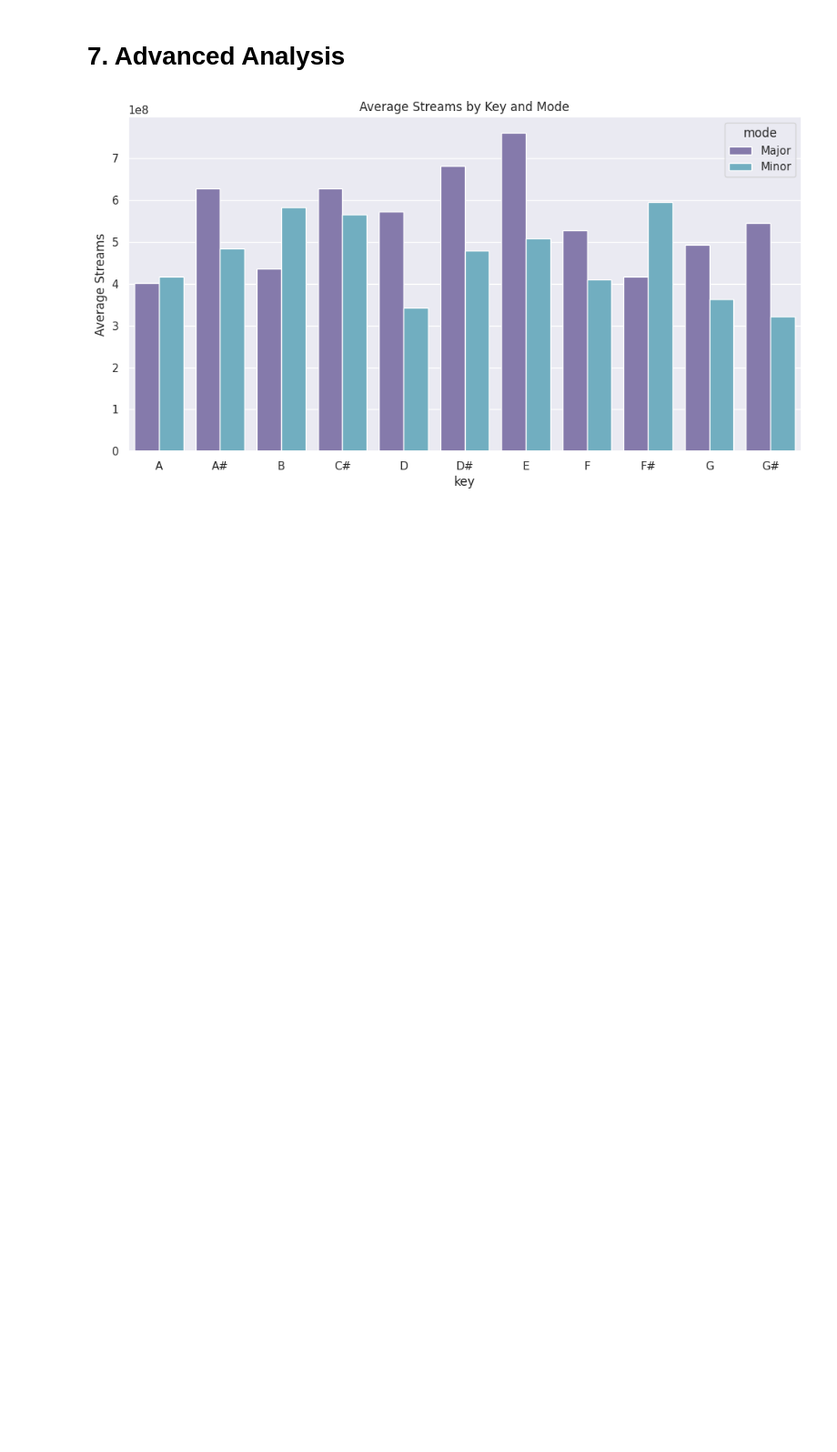
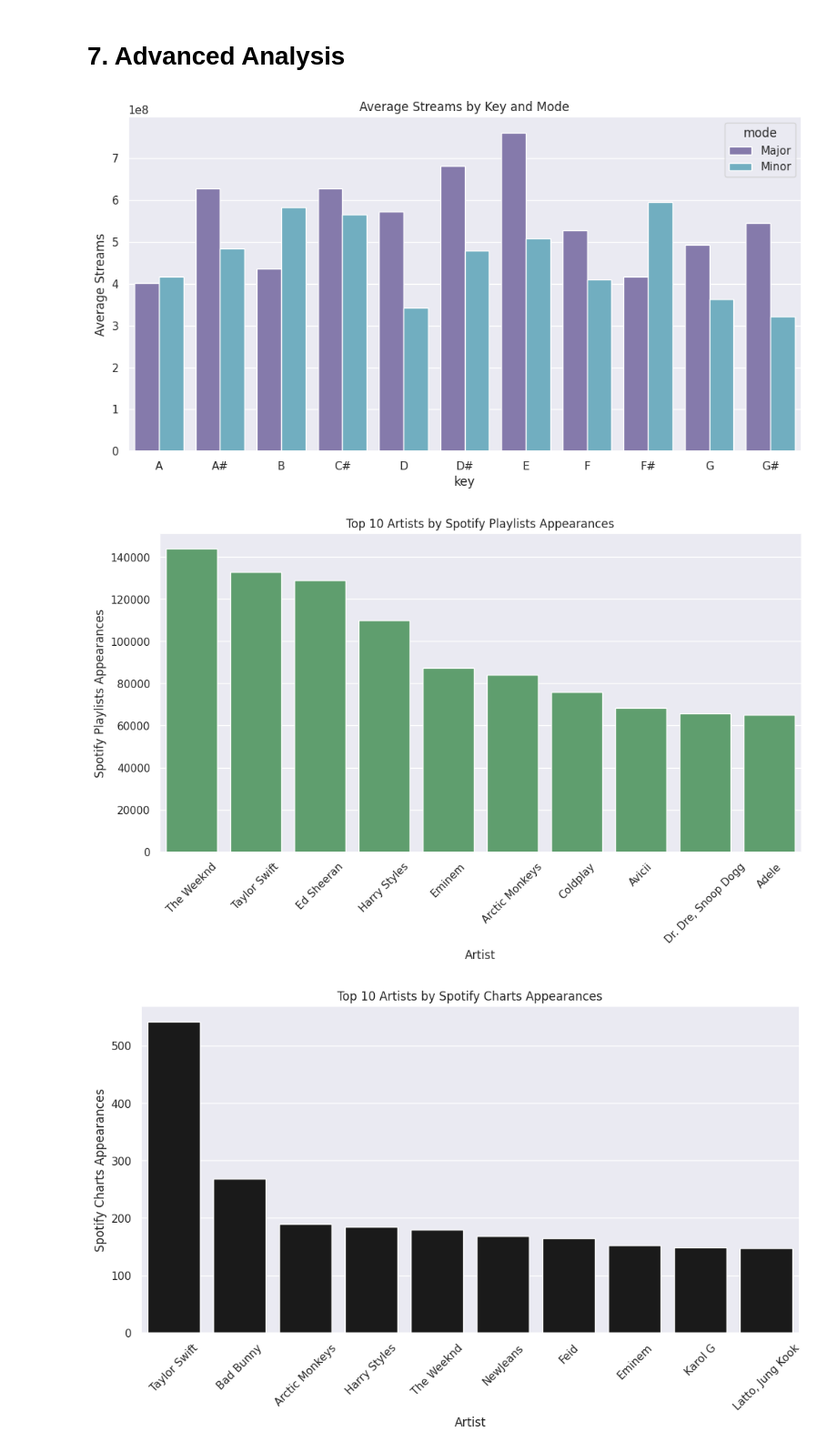
Before and after one commit to chelseaangeles/programming-assignment-1, a Jupyter notebook: Programming_Assignment_1.ipynb, the cells around one changed output. Shown at 91% size. Saved outputs shown, nothing was run; the diff lists cells and outputs as text; code cells hidden in the pictures; blank space fills up the shorter version.

```diff
--- a/Programming_Assignment_1.ipynb
+++ b/Programming_Assignment_1.ipynb
@@ -323,3 +323,43 @@ plt.ylabel('Average Streams')
 plt.show()
 # %% [output]
 [figure]
+# %%
+## Perform an analysis to compare the most frequently appearing artists in playlists or charts
+
+# Group by artist and count the number of appearances in each platform
+artist_platform_count = df.groupby('artist(s)_name')[['in_spotify_playlists', 'in_spotify_charts', 'in_apple_playlists']].sum().reset_index()
+
+# Sort the artists based on appearances in each platform separately
+top_spotify_playlists = artist_platform_count.sort_values(by='in_spotify_playlists', ascending=False).head(10)
+top_spotify_charts = artist_platform_count.sort_values(by='in_spotify_charts', ascending=False).head(10)
+top_apple_playlists = artist_platform_count.sort_values(by='in_apple_playlists', ascending=False).head(10)
+
+# Plot Top 10 Artists in Spotify Playlists
+plt.figure(figsize=(12, 6))
+sns.barplot(x='artist(s)_name', y='in_spotify_playlists', data=top_spotify_playlists, color='g')
+plt.title('Top 10 Artists by Spotify Playlists Appearances')
+plt.xlabel('Artist')
+plt.ylabel('Spotify Playlists Appearances')
+plt.xticks(rotation=45)
+plt.show()
+
+# Plot Top 10 Artists in Spotify Charts
+plt.figure(figsize=(12, 6))
+sns.barplot(x='artist(s)_name', y='in_spotify_charts', data=top_spotify_charts, color='k')
+plt.title('Top 10 Artists by Spotify Charts Appearances')
+plt.xlabel('Artist')
+plt.ylabel('Spotify Charts Appearances')
+plt.xticks(rotation=45)
+plt.show()
+
+# Plot Top 10 Artists in Apple Playlists
+plt.figure(figsize=(12, 6))
+sns.barplot(x='artist(s)_name', y='in_apple_playlists', data=top_apple_playlists, color='r')
+plt.title('Top 10 Artists by Apple Playlists Appearances')
+plt.xlabel('Artist')
+plt.ylabel('Apple Playlists Appearances')
+plt.xticks(rotation=45)
+plt.show()
+# %% [output]
+[figure, added]
+[figure, added]
```
Also changed, not shown: parts of 2 cells of this notebook.
